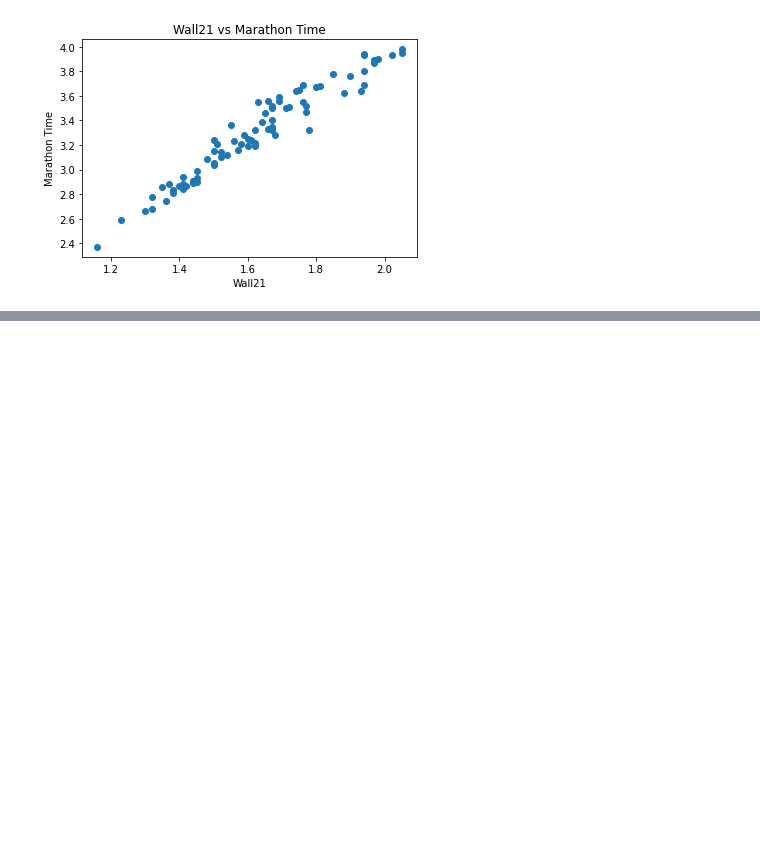
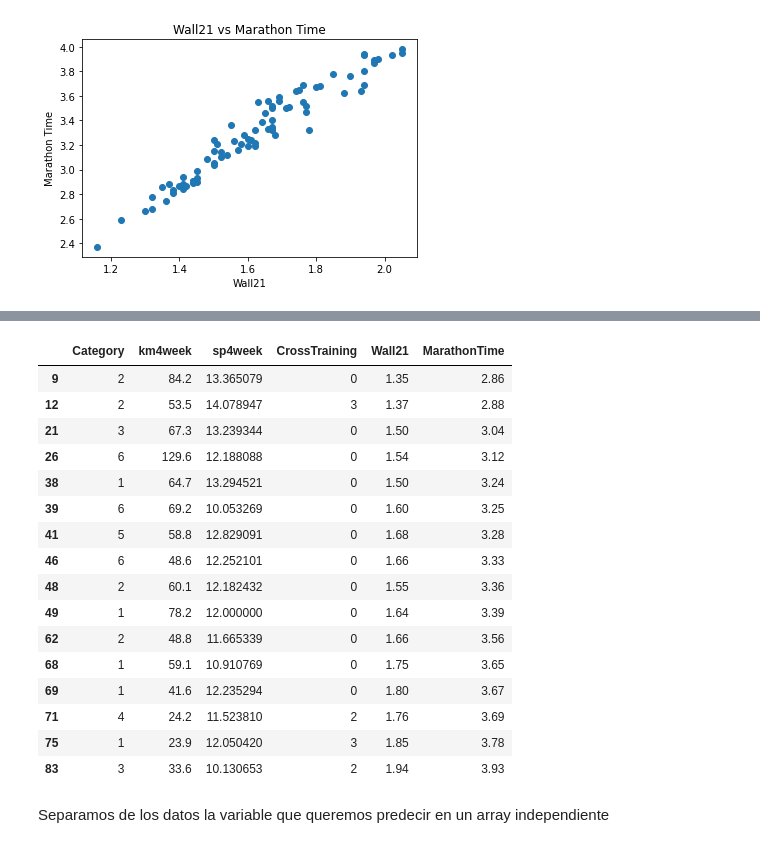
Before and after one commit to javilledo/MachineLearning, a Jupyter notebook: PredicciónTiempoMaratón_RegresiónLineal.ipynb, the cells around one changed output, grey strips where cells are left out. Drawn from its saved outputs; the diff is of its cells as text; code cells hidden in the pictures; blank space fills up the shorter version.

```diff
--- a/PredicciónTiempoMaratón_RegresiónLineal.ipynb
+++ b/PredicciónTiempoMaratón_RegresiónLineal.ipynb
@@ -300,0 +303,3 @@ Ahora que ya hemos tratado los datos y vemos que son adecuados, comenzamos con e
+# %%
+datos_entrenamiento = datos_maraton.sample(frac=0.8, random_state=0)
+datos_test = datos_maraton.drop(datos_entrenamiento.index)
@@ -300,0 +322,22 @@ Ahora que ya hemos tratado los datos y vemos que son adecuados, comenzamos con e
+# %%
+datos_test
+# %% [output]
+|  | Category | km4week | sp4week | CrossTraining | Wall21 | MarathonTime |
+| 9 | 2 | 84.2 | 13.365079 | 0 | 1.35 | 2.86 |
+| 12 | 2 | 53.5 | 14.078947 | 3 | 1.37 | 2.88 |
+| 21 | 3 | 67.3 | 13.239344 | 0 | 1.50 | 3.04 |
+| 26 | 6 | 129.6 | 12.188088 | 0 | 1.54 | 3.12 |
+| 38 | 1 | 64.7 | 13.294521 | 0 | 1.50 | 3.24 |
+| 39 | 6 | 69.2 | 10.053269 | 0 | 1.60 | 3.25 |
+| 41 | 5 | 58.8 | 12.829091 | 0 | 1.68 | 3.28 |
+| 46 | 6 | 48.6 | 12.252101 | 0 | 1.66 | 3.33 |
+| 48 | 2 | 60.1 | 12.182432 | 0 | 1.55 | 3.36 |
+| 49 | 1 | 78.2 | 12.000000 | 0 | 1.64 | 3.39 |
+| 62 | 2 | 48.8 | 11.665339 | 0 | 1.66 | 3.56 |
+| 68 | 1 | 59.1 | 10.910769 | 0 | 1.75 | 3.65 |
+| 69 | 1 | 41.6 | 12.235294 | 0 | 1.80 | 3.67 |
+| 71 | 4 | 24.2 | 11.523810 | 2 | 1.76 | 3.69 |
+| 75 | 1 | 23.9 | 12.050420 | 3 | 1.85 | 3.78 |
+| 83 | 3 | 33.6 | 10.130653 | 2 | 1.94 | 3.93 |
+# %% [markdown]
+Separamos de los datos la variable que queremos predecir en un array independiente
```
Also changed, not shown: parts of 16 cells of this notebook.
